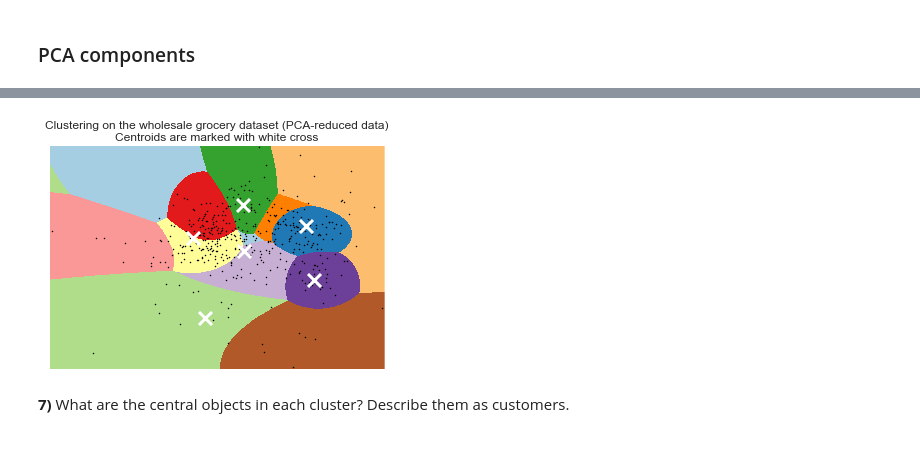
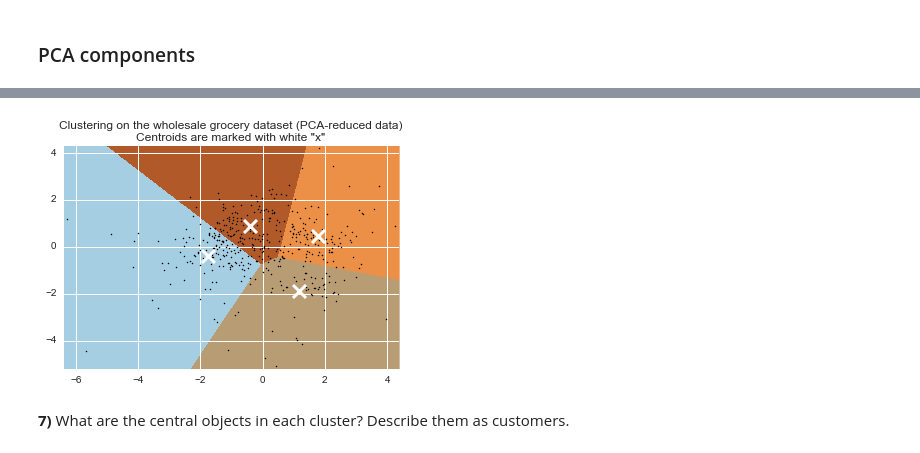
Before and after one commit to sharpround/customer_segments, a Jupyter notebook: customer_segments.ipynb, the cells around one changed output, grey strips where cells are left out. Saved outputs shown, nothing was run; the diff lists cells and outputs as text; code cells hidden in the pictures.

```diff
--- a/customer_segments.ipynb
+++ b/customer_segments.ipynb
@@ -327,9 +327,18 @@ def plot_cdf(df, column, new_fig=True):
     plt.plot(ser, ser_cdf, drawstyle='steps')
 
 # cdf
+for col in data.columns:
+    plot_cdf(data, col, new_fig=False)
+plt.legend(data.columns, loc='best')
+plt.title("CDF of customer data")
+plt.ylabel("fraction")
+plt.xlabel("$")
+
 plt.figure()
 for col in data_log.columns:
     plot_cdf(data_log, col, new_fig=False)
-
 plt.legend(data_log.columns, loc='best')
+plt.title("CDF of customer data - log transform")
+plt.ylabel("fraction")
+plt.xlabel("log10($)")
 # %% [output]
@@ -361,7 +371,7 @@ for col in data.columns:
 # %%
 # TODO: First we reduce the data to two dimensions using PCA to capture variation
 pca = PCA(n_components=2)
-reduced_data = pca.fit_transform(data_log)
+reduced_data = pca.fit_transform(data_log_scaled)
 # print reduced_data.shape
 # print reduced_data[:10]  # print up to 10 elements
 # %%
@@ -377,0 +404,3 @@ GMM(covariance_type='diag', init_params='wmc', min_covar=0.001,
+# %%
+clusters = KMeans(n_clusters=4)
+clusters.fit(reduced_data)
@@ -390,5 +423,5 @@ Z = clusters.predict(np.c_[xx.ravel(), yy.ravel()])
 # %%
 # TODO: Find the centroids for KMeans or the cluster means for GMM
 
-# centroids = clusters.cluster_centers_
-# print centroids
+centroids = clusters.cluster_centers_
+print centroids
@@ -397,26 +451,26 @@ Z = clusters.predict(np.c_[xx.ravel(), yy.ravel()])
 # %%
 # Put the result into a color plot
 Z = Z.reshape(xx.shape)
 plt.figure(1)
 plt.clf()
 plt.imshow(Z, interpolation='nearest',
            extent=(xx.min(), xx.max(), yy.min(), yy.max()),
            cmap=plt.cm.Paired,
            aspect='auto', origin='lower')
 
 plt.plot(reduced_data[:, 0], reduced_data[:, 1], 'k.', markersize=3)
 plt.scatter(centroids[:, 0], centroids[:, 1],
             marker='x', s=169, linewidths=3,
             color='w', zorder=10)
 plt.title('Clustering on the wholesale grocery dataset (PCA-reduced data)\n'
-          'Centroids are marked with white cross')
+          'Centroids are marked with white "x"')
 plt.xlim(x_min, x_max)
 plt.ylim(y_min, y_max)
-plt.xticks(())
-plt.yticks(())
+# plt.xticks(())
+# plt.yticks(())
 plt.show()
 # %% [output]
-[figure, old version]
+[figure, new version]
 # %% [markdown]
 **7)** What are the central objects in each cluster? Describe them as customers.
 # %% [markdown]
```
Also changed, not shown: parts of 8 cells of this notebook.
